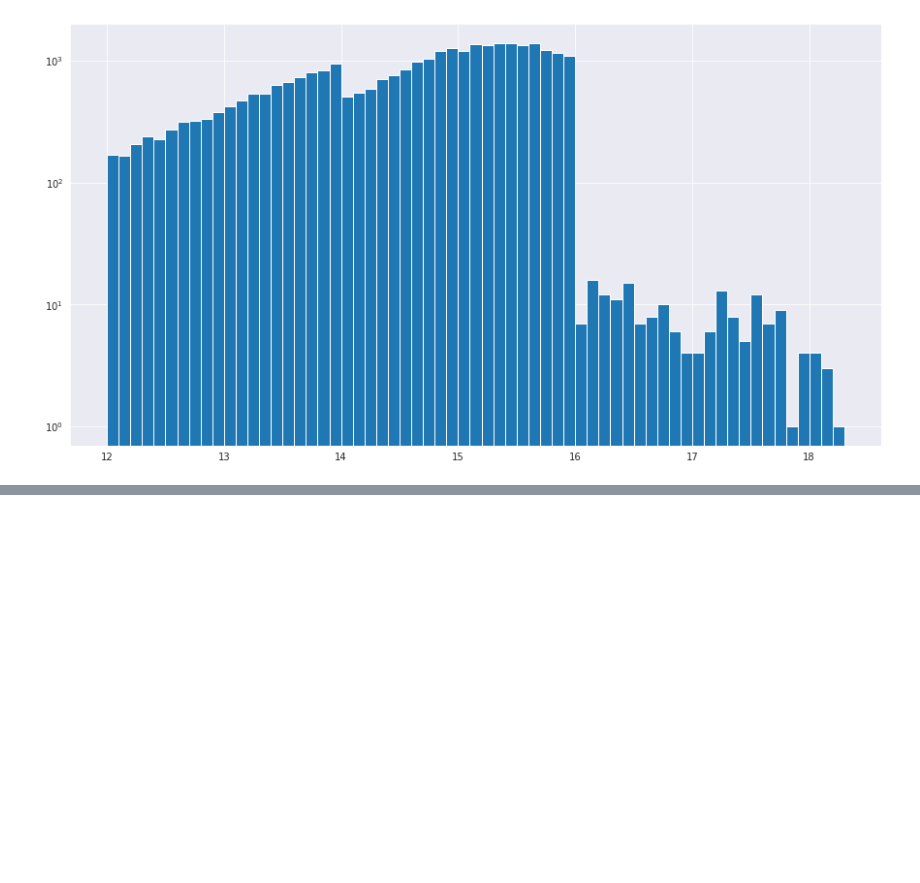
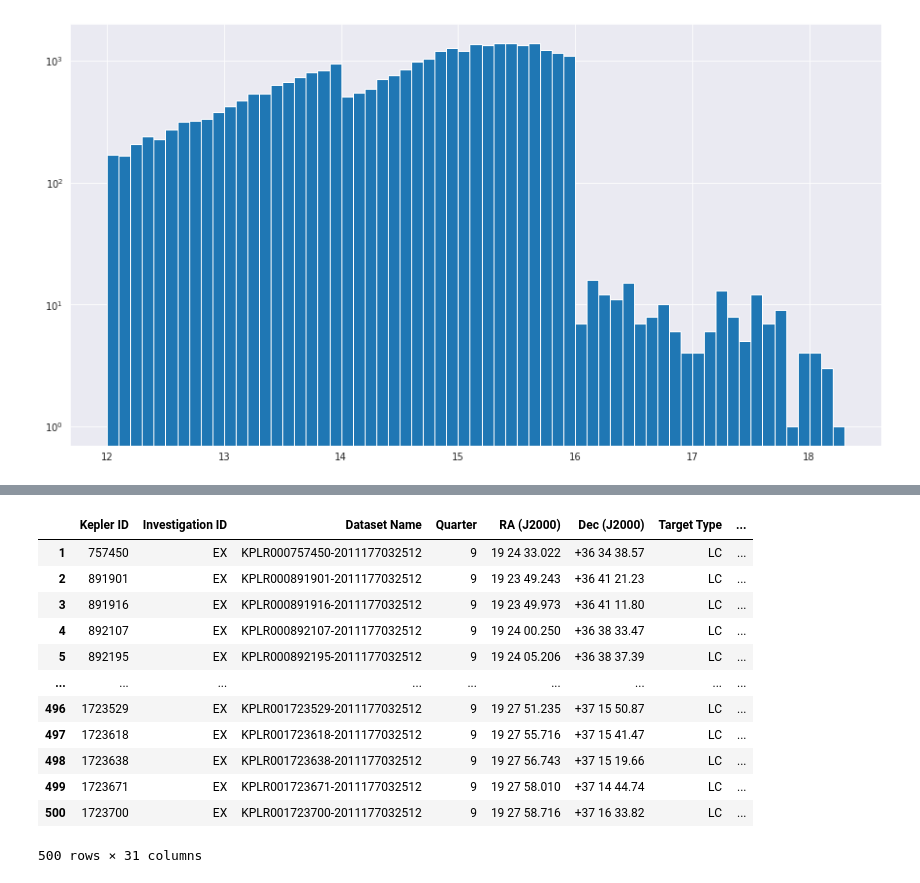
Before and after one commit to Srivardini11/lark, a Jupyter notebook: Quarter9.ipynb, the cells around one changed output, grey strips where cells are left out. Saved outputs shown, nothing was run; the diff lists cells and outputs as text; code cells hidden in the pictures; blank space fills up the shorter version.

```diff
--- a/Quarter9.ipynb
+++ b/Quarter9.ipynb
@@ -137 +183,3 @@ plt.xlim(0,2);
 [figure]
+# %%
+df_test = df_test.sort_values('flicker')
@@ -137,0 +191,16 @@ plt.xlim(0,2);
+# %%
+df_test
+# %% [output]
+|  | Kepler ID | Investigation ID | Dataset Name | Quarter | RA (J2000) | Dec (J2000) | Target Type | ... |
+| 1 | 757450 | EX | KPLR000757450-2011177032512 | 9 | 19 24 33.022 | +36 34 38.57 | LC | ... |
+| 2 | 891901 | EX | KPLR000891901-2011177032512 | 9 | 19 23 49.243 | +36 41 21.23 | LC | ... |
+| 3 | 891916 | EX | KPLR000891916-2011177032512 | 9 | 19 23 49.973 | +36 41 11.80 | LC | ... |
+| 4 | 892107 | EX | KPLR000892107-2011177032512 | 9 | 19 24 00.250 | +36 38 33.47 | LC | ... |
+| 5 | 892195 | EX | KPLR000892195-2011177032512 | 9 | 19 24 05.206 | +36 38 37.39 | LC | ... |
+| ... | ... | ... | ... | ... | ... | ... | ... | ... |
+| 496 | 1723529 | EX | KPLR001723529-2011177032512 | 9 | 19 27 51.235 | +37 15 50.87 | LC | ... |
+| 497 | 1723618 | EX | KPLR001723618-2011177032512 | 9 | 19 27 55.716 | +37 15 41.47 | LC | ... |
+| 498 | 1723638 | EX | KPLR001723638-2011177032512 | 9 | 19 27 56.743 | +37 15 19.66 | LC | ... |
+| 499 | 1723671 | EX | KPLR001723671-2011177032512 | 9 | 19 27 58.010 | +37 14 44.74 | LC | ... |
+| 500 | 1723700 | EX | KPLR001723700-2011177032512 | 9 | 19 27 58.716 | +37 16 33.82 | LC | ... |
+500 rows × 31 columns
```
Also changed, not shown: parts of 19 cells of this notebook.
